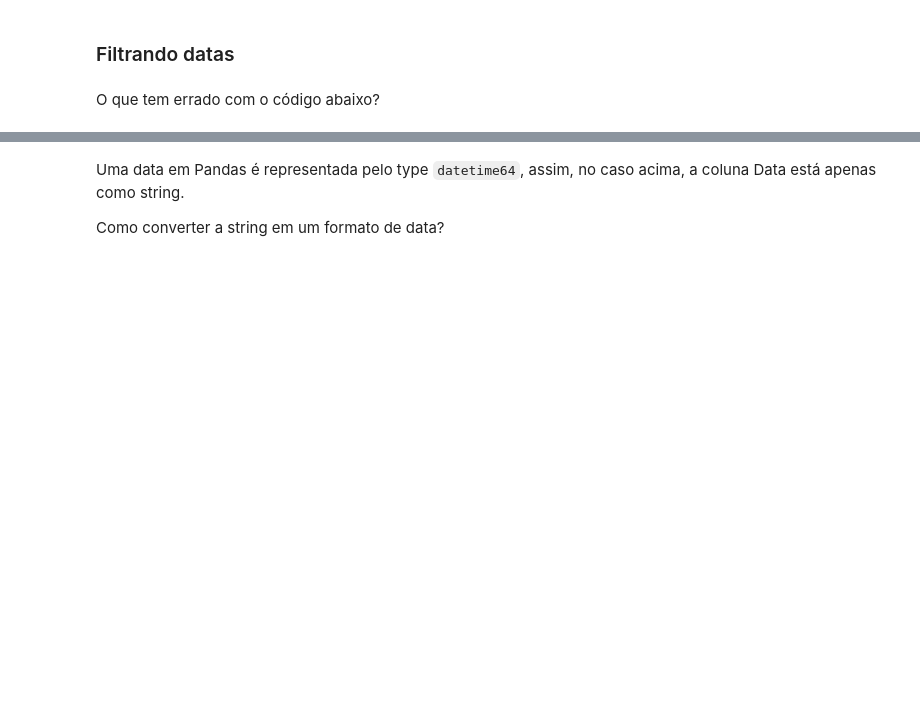
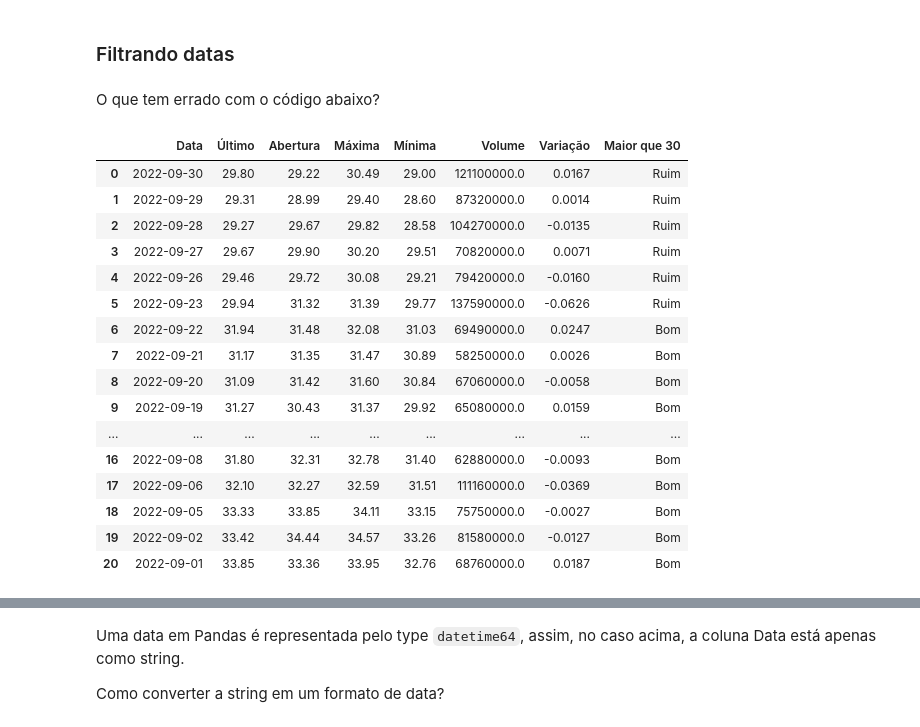
Before and after one commit to filipecalegario/intro-programacao-python, a Jupyter notebook: 11_Dados_Visualizacao/Pandas_preenchido_24_2.ipynb, the cells around one changed output, grey strips where cells are left out. Cells and saved outputs as stored; diff of their text form; code cells hidden in the pictures; blank space fills up the shorter version.

```diff
--- a/11_Dados_Visualizacao/Pandas_preenchido_24_2.ipynb
+++ b/11_Dados_Visualizacao/Pandas_preenchido_24_2.ipynb
@@ -896,0 +913,3 @@ df
+# %%
+df['Variação'] = df['Variação'] / 100
+print(df.head(2))
@@ -896,0 +920,7 @@ df
+# %%
+df['Volume'] = df['Volume'].str.replace('M','')
+print(df.head(2))
+df['Volume'] = df['Volume'].str.replace(',','.')
+print(df.head(2))
+df['Volume'] = pd.to_numeric(df['Volume'], errors = 'raise')
+print(df.head(2))
@@ -896,0 +937,3 @@ df
+# %%
+df['Volume'] = df['Volume'] * 1000000
+print(df.head(2))
@@ -929,6 +1103,24 @@ print(df['Maior que 30'])
 # %% [markdown]
 O que tem errado com o código abaixo?
 # %%
-df[df['Data'] >= '01.11.2022']
+df[df['Data'] >= '03.09.2022']
+# %% [output]
+|  | Data | Último | Abertura | Máxima | Mínima | Volume | Variação | Maior que 30 |
+| 0 | 2022-09-30 | 29.80 | 29.22 | 30.49 | 29.00 | 121100000.0 | 0.0167 | Ruim |
+| 1 | 2022-09-29 | 29.31 | 28.99 | 29.40 | 28.60 | 87320000.0 | 0.0014 | Ruim |
+| 2 | 2022-09-28 | 29.27 | 29.67 | 29.82 | 28.58 | 104270000.0 | -0.0135 | Ruim |
+| 3 | 2022-09-27 | 29.67 | 29.90 | 30.20 | 29.51 | 70820000.0 | 0.0071 | Ruim |
+| 4 | 2022-09-26 | 29.46 | 29.72 | 30.08 | 29.21 | 79420000.0 | -0.0160 | Ruim |
+| 5 | 2022-09-23 | 29.94 | 31.32 | 31.39 | 29.77 | 137590000.0 | -0.0626 | Ruim |
+| 6 | 2022-09-22 | 31.94 | 31.48 | 32.08 | 31.03 | 69490000.0 | 0.0247 | Bom |
+| 7 | 2022-09-21 | 31.17 | 31.35 | 31.47 | 30.89 | 58250000.0 | 0.0026 | Bom |
+| 8 | 2022-09-20 | 31.09 | 31.42 | 31.60 | 30.84 | 67060000.0 | -0.0058 | Bom |
+| 9 | 2022-09-19 | 31.27 | 30.43 | 31.37 | 29.92 | 65080000.0 | 0.0159 | Bom |
+| ... | ... | ... | ... | ... | ... | ... | ... | ... |
+| 16 | 2022-09-08 | 31.80 | 32.31 | 32.78 | 31.40 | 62880000.0 | -0.0093 | Bom |
+| 17 | 2022-09-06 | 32.10 | 32.27 | 32.59 | 31.51 | 111160000.0 | -0.0369 | Bom |
+| 18 | 2022-09-05 | 33.33 | 33.85 | 34.11 | 33.15 | 75750000.0 | -0.0027 | Bom |
+| 19 | 2022-09-02 | 33.42 | 34.44 | 34.57 | 33.26 | 81580000.0 | -0.0127 | Bom |
+| 20 | 2022-09-01 | 33.85 | 33.36 | 33.95 | 32.76 | 68760000.0 | 0.0187 | Bom |
 # %%
 df.dtypes
```
Also changed, not shown: parts of 28 cells of this notebook.
